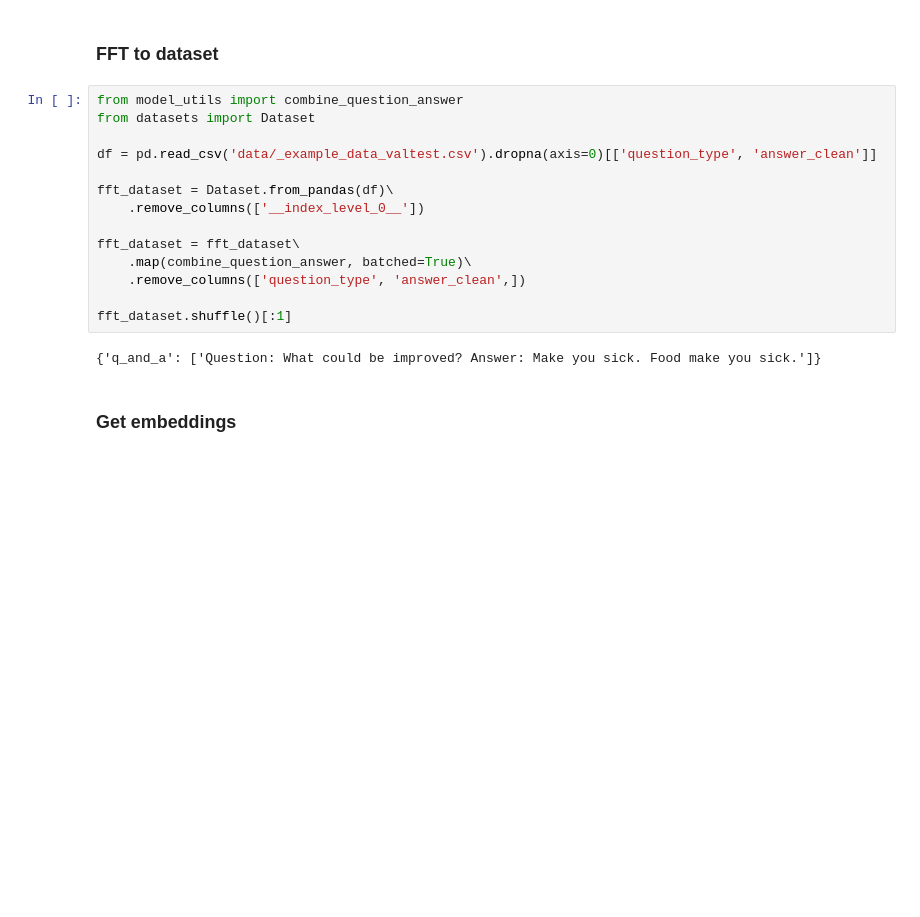
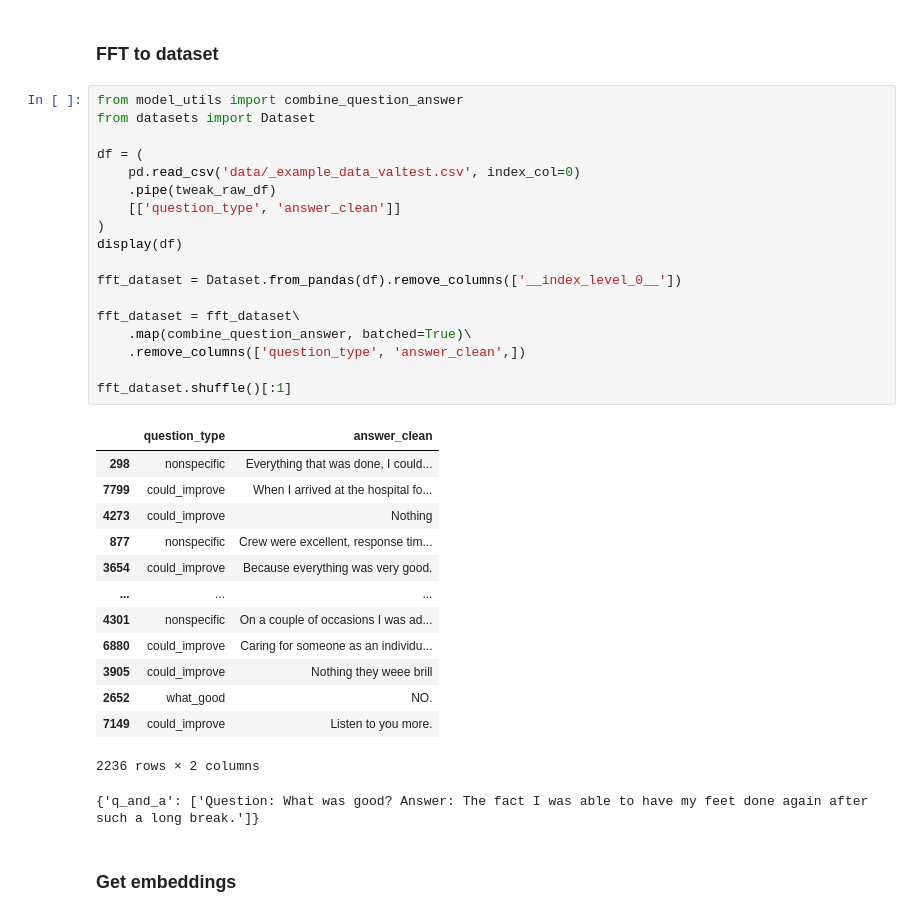
Before and after one commit to yunus-m/nhs_fft_explorer_app, a Jupyter notebook: embeddings_visualisation.ipynb, the cells around one changed output. Cells and saved outputs as stored; diff of their text form; blank space fills up the shorter version.

```diff
--- a/embeddings_visualisation.ipynb
+++ b/embeddings_visualisation.ipynb
@@ -55,19 +71,36 @@ You should probably TRAIN this model on a down-stream task to be able to use it
 # %%
 from model_utils import combine_question_answer
 from datasets import Dataset
 
-df = pd.read_csv('data/_example_data_valtest.csv').dropna(axis=0)[['question_type', 'answer_clean']]
+df = (
+    pd.read_csv('data/_example_data_valtest.csv', index_col=0)
+    .pipe(tweak_raw_df)
+    [['question_type', 'answer_clean']]
+)
+display(df)
 
-fft_dataset = Dataset.from_pandas(df)\
-    .remove_columns(['__index_level_0__'])
+fft_dataset = Dataset.from_pandas(df).remove_columns(['__index_level_0__'])
 
 fft_dataset = fft_dataset\
     .map(combine_question_answer, batched=True)\
     .remove_columns(['question_type', 'answer_clean',])
 
 fft_dataset.shuffle()[:1]
 # %% [output]
+|  | question_type | answer_clean |
+| 298 | nonspecific | Everything that was done, I could... |
+| 7799 | could_improve | When I arrived at the hospital fo... |
+| 4273 | could_improve | Nothing |
+| 877 | nonspecific | Crew were excellent, response tim... |
+| 3654 | could_improve | Because everything was very good. |
+| ... | ... | ... |
+| 4301 | nonspecific | On a couple of occasions I was ad... |
+| 6880 | could_improve | Caring for someone as an individu... |
+| 3905 | could_improve | Nothing they weee brill |
+| 2652 | what_good | NO. |
+| 7149 | could_improve | Listen to you more. |
-{'q_and_a': ['Question: What could be improved? Answer: Make you sick. Food make you sick.']}
+2236 rows × 2 columns
+{'q_and_a': ['Question: What was good? Answer: The fact I was able to have my feet done again after such a long break.']}
 # %% [markdown]
 ### Get embeddings
 # %%
```
Also changed, not shown: parts of 6 cells of this notebook, 2 other files.
